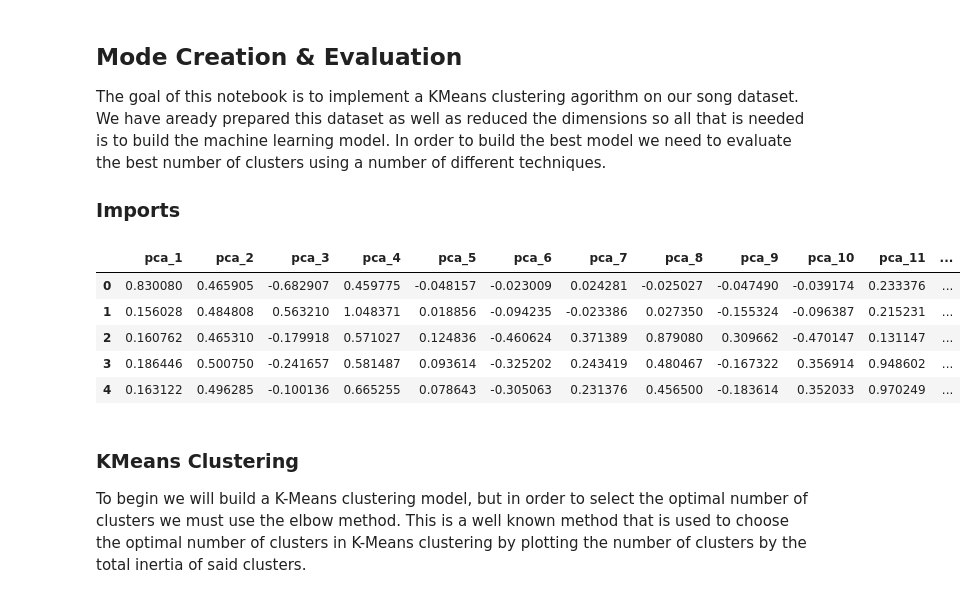
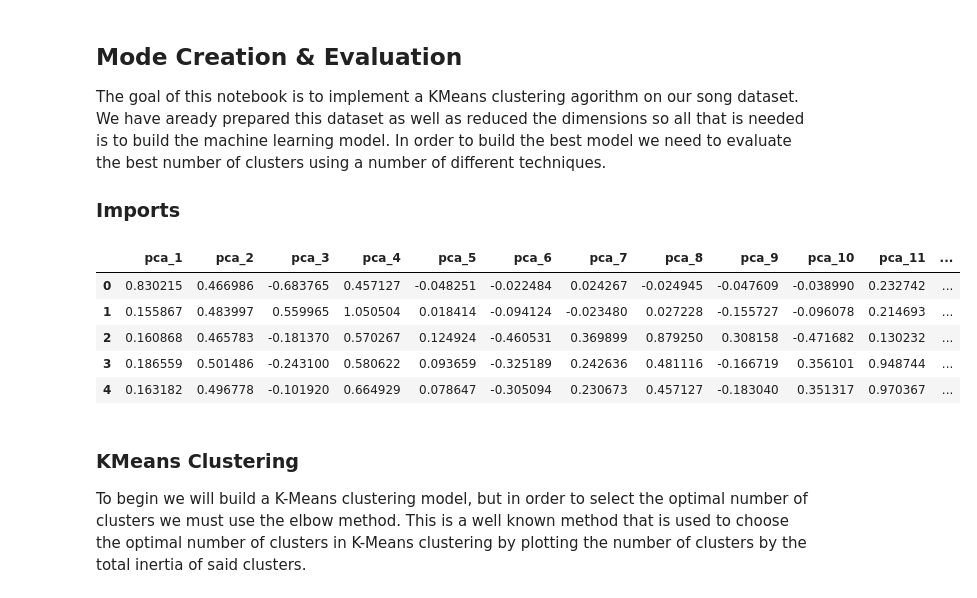
Before and after one commit to aureliobarrios/spotify-recommender, a Jupyter notebook: notebooks/model.ipynb, the cells around one changed output. Drawn from its saved outputs; the diff is of its cells as text; code cells hidden in the pictures.

```diff
--- a/notebooks/model.ipynb
+++ b/notebooks/model.ipynb
@@ -11,15 +11,15 @@ import matplotlib.pyplot as plt
 from sklearn.cluster import KMeans
 from sklearn.metrics import silhouette_score
 # %%
-df = pd.read_csv('../data/train_pca.csv')
+df = pd.read_csv('../data/processed/train_pca.csv')
 df.head()
 # %% [output]
 |  | pca_1 | pca_2 | pca_3 | pca_4 | pca_5 | pca_6 | pca_7 | pca_8 | pca_9 | pca_10 | pca_11 | ... |
-| 0 | 0.830080 | 0.465905 | -0.682907 | 0.459775 | -0.048157 | -0.023009 | 0.024281 | -0.025027 | -0.047490 | -0.039174 | 0.233376 | ... |
-| 1 | 0.156028 | 0.484808 | 0.563210 | 1.048371 | 0.018856 | -0.094235 | -0.023386 | 0.027350 | -0.155324 | -0.096387 | 0.215231 | ... |
-| 2 | 0.160762 | 0.465310 | -0.179918 | 0.571027 | 0.124836 | -0.460624 | 0.371389 | 0.879080 | 0.309662 | -0.470147 | 0.131147 | ... |
-| 3 | 0.186446 | 0.500750 | -0.241657 | 0.581487 | 0.093614 | -0.325202 | 0.243419 | 0.480467 | -0.167322 | 0.356914 | 0.948602 | ... |
-| 4 | 0.163122 | 0.496285 | -0.100136 | 0.665255 | 0.078643 | -0.305063 | 0.231376 | 0.456500 | -0.183614 | 0.352033 | 0.970249 | ... |
+| 0 | 0.830215 | 0.466986 | -0.683765 | 0.457127 | -0.048251 | -0.022484 | 0.024267 | -0.024945 | -0.047609 | -0.038990 | 0.232742 | ... |
+| 1 | 0.155867 | 0.483997 | 0.559965 | 1.050504 | 0.018414 | -0.094124 | -0.023480 | 0.027228 | -0.155727 | -0.096078 | 0.214693 | ... |
+| 2 | 0.160868 | 0.465783 | -0.181370 | 0.570267 | 0.124924 | -0.460531 | 0.369899 | 0.879250 | 0.308158 | -0.471682 | 0.130232 | ... |
+| 3 | 0.186559 | 0.501486 | -0.243100 | 0.580622 | 0.093659 | -0.325189 | 0.242636 | 0.481116 | -0.166719 | 0.356101 | 0.948744 | ... |
+| 4 | 0.163182 | 0.496778 | -0.101920 | 0.664929 | 0.078647 | -0.305094 | 0.230673 | 0.457127 | -0.183040 | 0.351317 | 0.970367 | ... |
 # %% [markdown]
 ### KMeans Clustering
 
```
Also changed, not shown: parts of 22 cells of this notebook.
